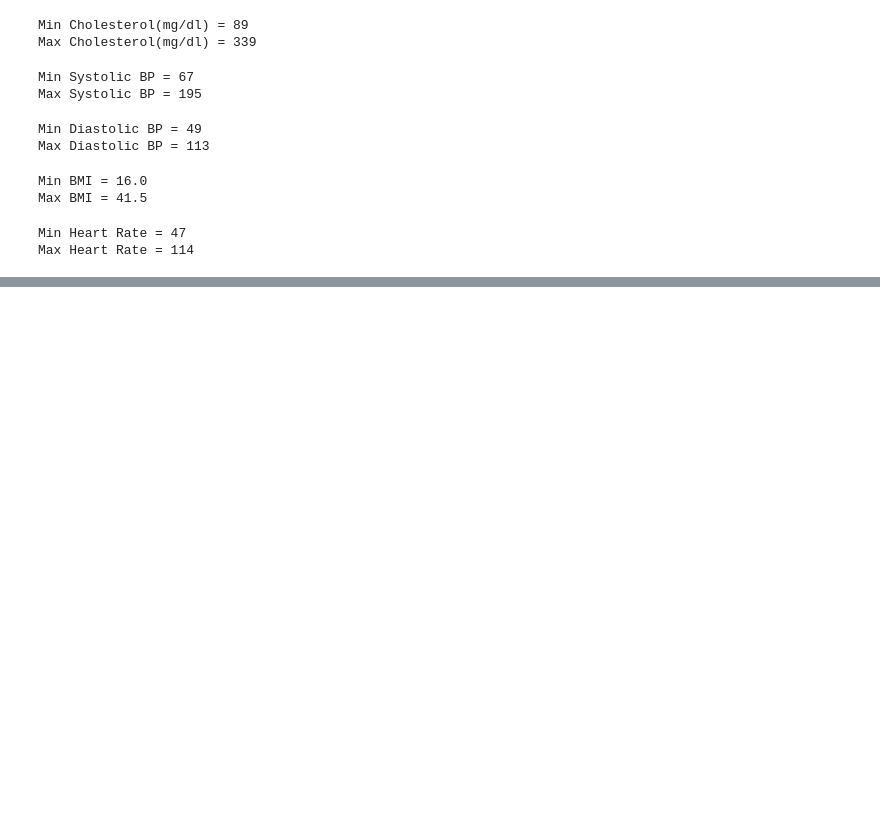
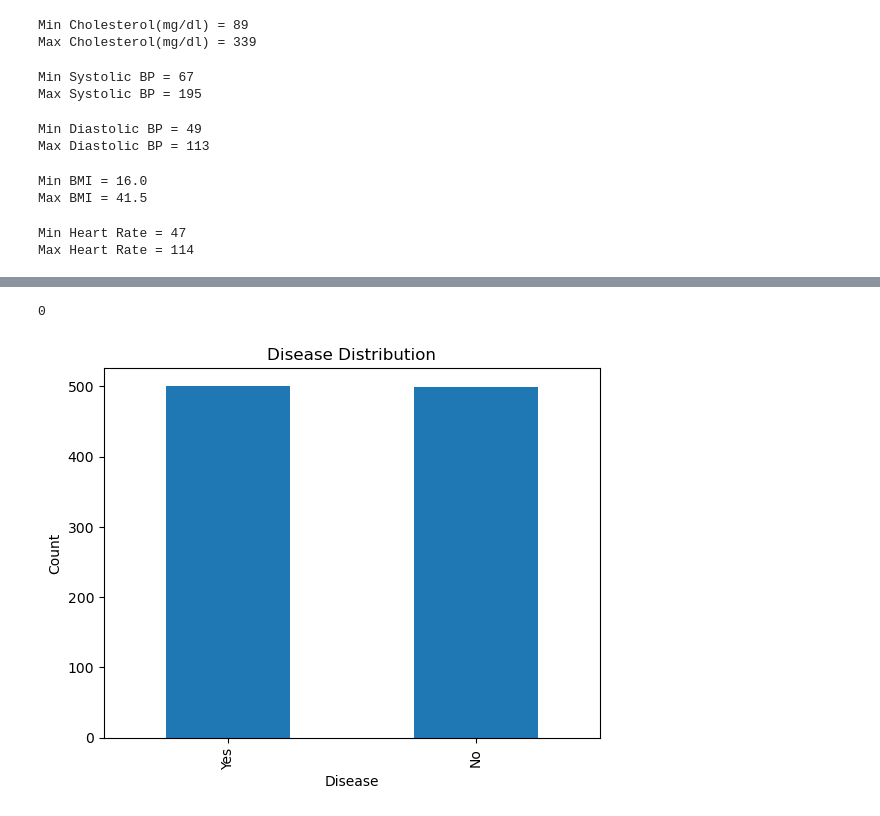
Before and after one commit to prachi123218/Heart_Disease_Prediction, a Jupyter notebook: EDA/data_analysis.ipynb, the cells around one changed output, grey strips where cells are left out. Drawn from its saved outputs; the diff is of its cells as text; code cells hidden in the pictures; blank space fills up the shorter version.

Commit message:
Performed Data Visualization and converted data types of some columns.

```diff
--- a/EDA/data_analysis.ipynb
+++ b/EDA/data_analysis.ipynb
@@ -132,0 +157,15 @@ Max Heart Rate = 114
+# %%
+data.duplicated().sum()
+# %% [output]
+0
+# %%
+#Disease Distribution
+data['disease'].value_counts().plot(kind='bar')
+
+plt.title("Disease Distribution")
+plt.xlabel("Disease")
+plt.ylabel("Count")
+
+plt.show()
+# %% [output]
+[figure, added]
```
Also changed, not shown: parts of 18 cells of this notebook.
